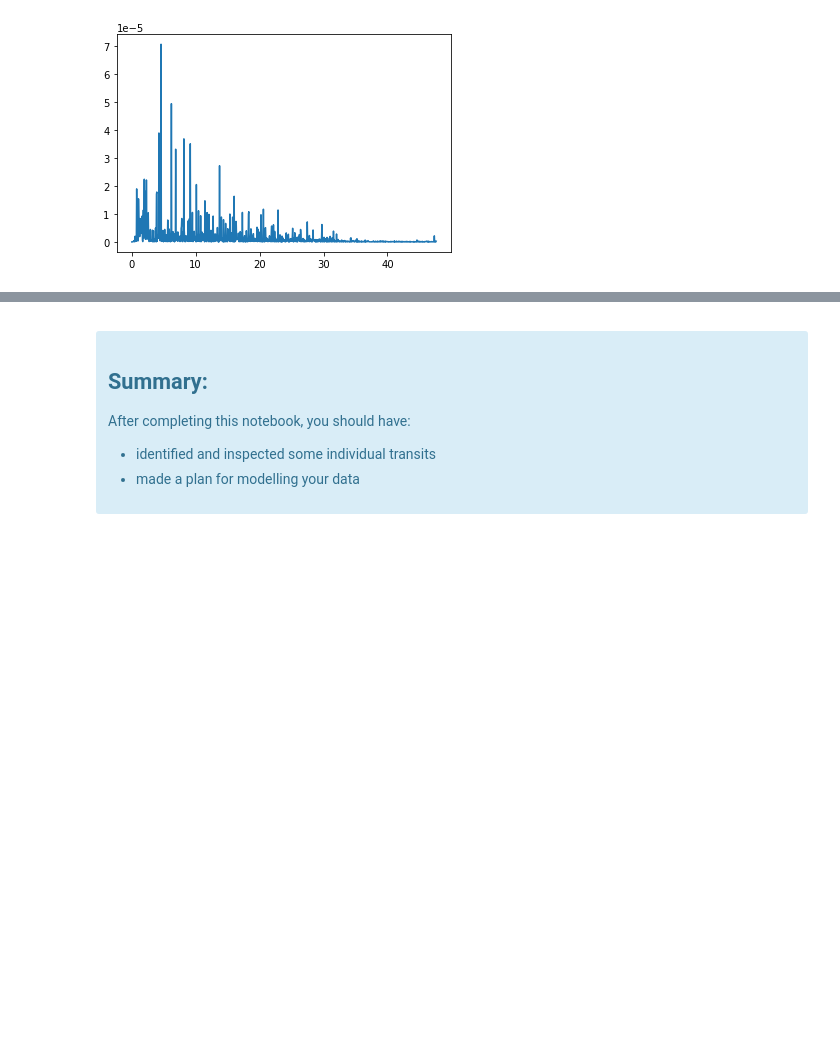
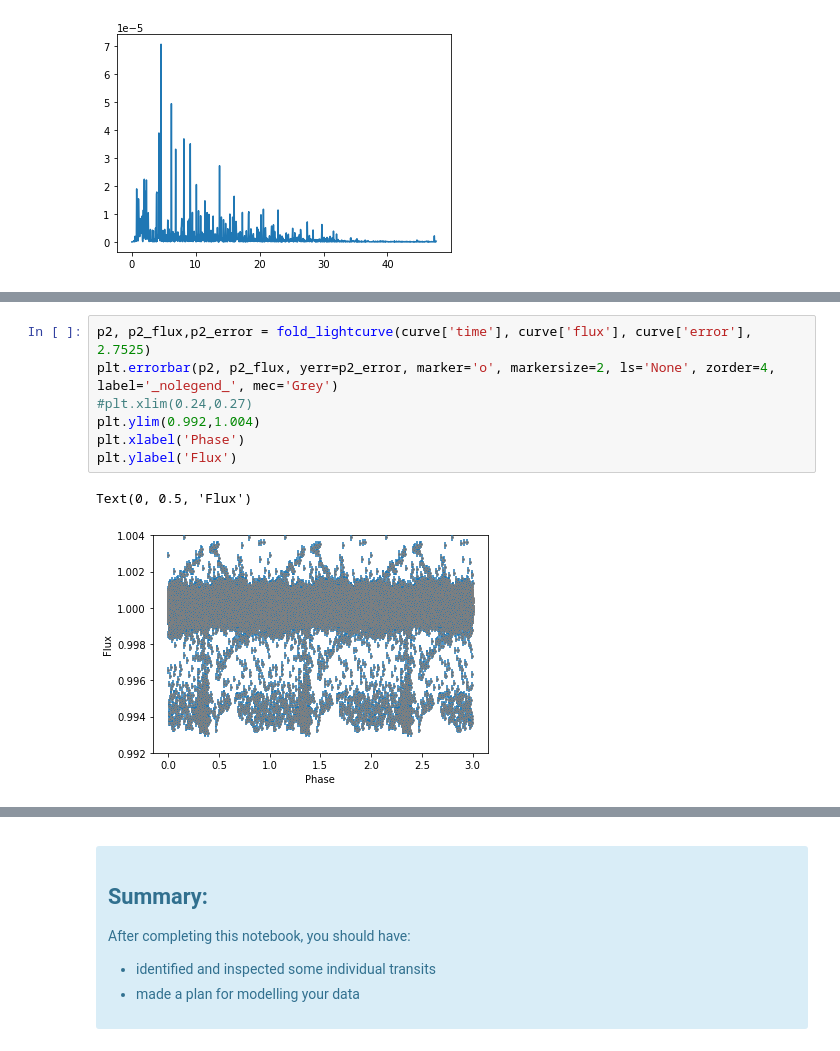
Before and after one commit to wfw23/Astrolabs, a Jupyter notebook: Chapter3_ExoLightCurves.ipynb, the cells around one changed output, grey strips where cells are left out. Cells and saved outputs as stored; diff of their text form; blank space fills up the shorter version.

```diff
--- a/Chapter3_ExoLightCurves.ipynb
+++ b/Chapter3_ExoLightCurves.ipynb
@@ -440,0 +467,10 @@ Text(0, 0.5, 'Flux')
+# %%
+p2, p2_flux,p2_error = fold_lightcurve(curve['time'], curve['flux'], curve['error'], 2.7525)
+plt.errorbar(p2, p2_flux, yerr=p2_error, marker='o', markersize=2, ls='None', zorder=4, label='_nolegend_', mec='Grey')
+#plt.xlim(0.24,0.27)
+plt.ylim(0.992,1.004)
+plt.xlabel('Phase')
+plt.ylabel('Flux')
+# %% [output]
+Text(0, 0.5, 'Flux')
+[figure, added]
```
Also changed, not shown: parts of 17 cells of this notebook, 1 other file.
